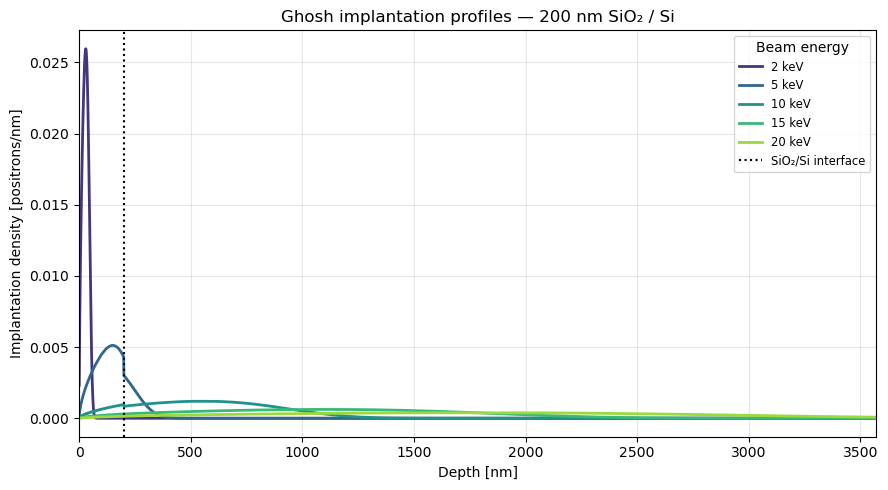
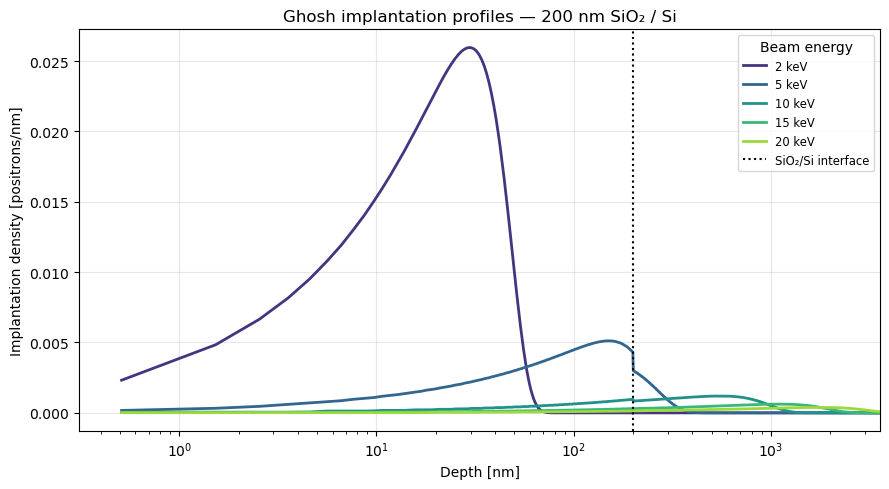
The change to this notebook cell's code, shown as a diff; its figure went from the first image to the second:
--- before
+++ after
@@ -12,5 +12,5 @@
         densities=densities, implantation_profile_function=ghosh_profile)
     ax.plot(prof.coords['x'].values, prof.values, color=color, lw=2, label=f'{e} keV')
-
+ax.set_xscale('log')
 ax.axvline(oxide_width, color='black', ls=':', lw=1.5, label='SiO\u2082/Si interface')
 ax.set_xlabel('Depth [nm]')

Commit: Rename package directory pyPAS -> pypas and update all references